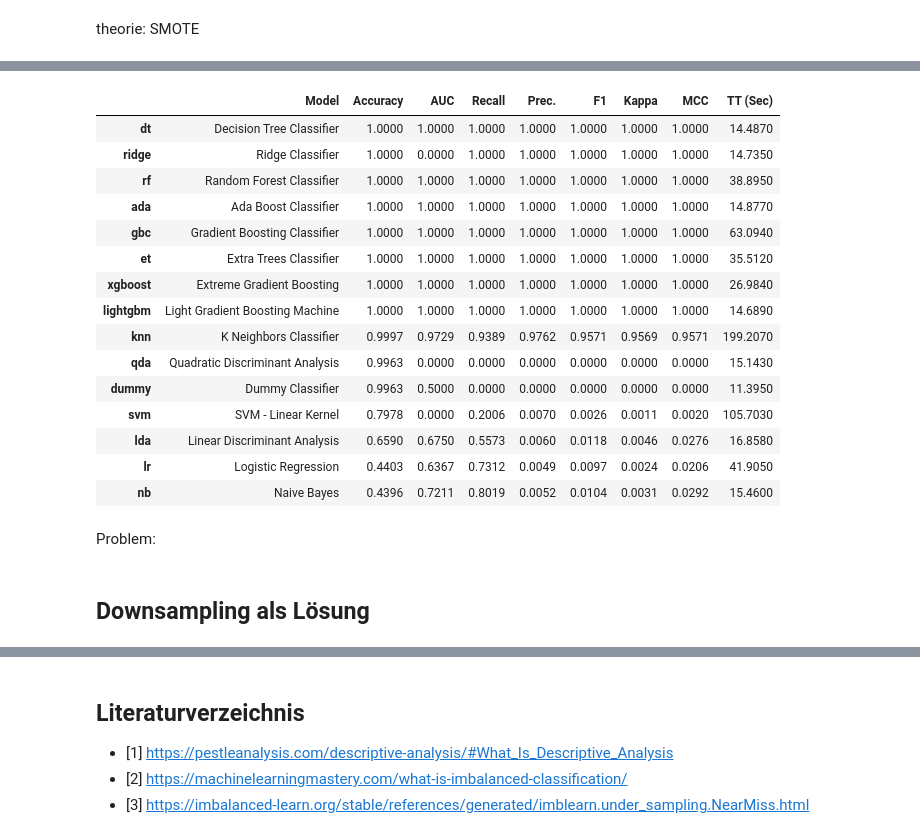
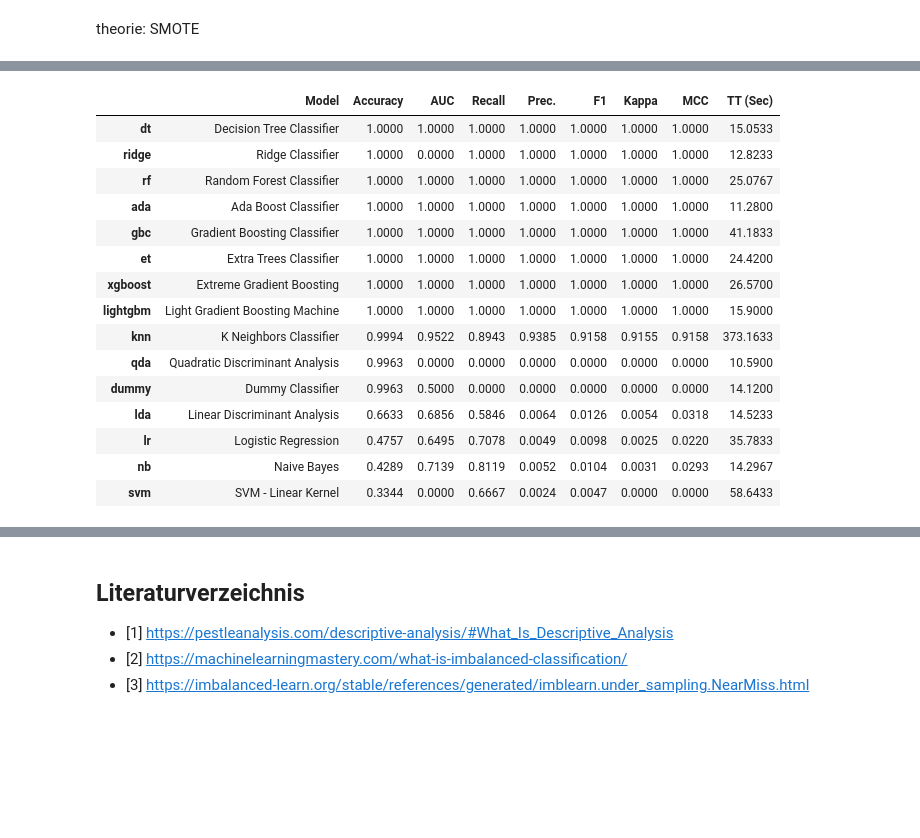
Before and after one commit to yassdenn/cca, a Jupyter notebook: MAIN.ipynb, the cells around one changed output, grey strips where cells are left out. Cells and saved outputs as stored; diff of their text form; code cells hidden in the pictures; blank space fills up the shorter version.

```diff
--- a/MAIN.ipynb
+++ b/MAIN.ipynb
@@ -314,24 +369,20 @@ theorie: SMOTE
 # %%
-best_model = compare_models()
+best_model_with_oversampling = compare_models()
 # %% [output]
 [interactive output not drawn]
 |  | Model | Accuracy | AUC | Recall | Prec. | F1 | Kappa | MCC | TT (Sec) |
-| dt | Decision Tree Classifier | 1.0000 | 1.0000 | 1.0000 | 1.0000 | 1.0000 | 1.0000 | 1.0000 | 14.4870 |
-| ridge | Ridge Classifier | 1.0000 | 0.0000 | 1.0000 | 1.0000 | 1.0000 | 1.0000 | 1.0000 | 14.7350 |
-| rf | Random Forest Classifier | 1.0000 | 1.0000 | 1.0000 | 1.0000 | 1.0000 | 1.0000 | 1.0000 | 38.8950 |
-| ada | Ada Boost Classifier | 1.0000 | 1.0000 | 1.0000 | 1.0000 | 1.0000 | 1.0000 | 1.0000 | 14.8770 |
-| gbc | Gradient Boosting Classifier | 1.0000 | 1.0000 | 1.0000 | 1.0000 | 1.0000 | 1.0000 | 1.0000 | 63.0940 |
-| et | Extra Trees Classifier | 1.0000 | 1.0000 | 1.0000 | 1.0000 | 1.0000 | 1.0000 | 1.0000 | 35.5120 |
-| xgboost | Extreme Gradient Boosting | 1.0000 | 1.0000 | 1.0000 | 1.0000 | 1.0000 | 1.0000 | 1.0000 | 26.9840 |
-| lightgbm | Light Gradient Boosting Machine | 1.0000 | 1.0000 | 1.0000 | 1.0000 | 1.0000 | 1.0000 | 1.0000 | 14.6890 |
-| knn | K Neighbors Classifier | 0.9997 | 0.9729 | 0.9389 | 0.9762 | 0.9571 | 0.9569 | 0.9571 | 199.2070 |
-| qda | Quadratic Discriminant Analysis | 0.9963 | 0.0000 | 0.0000 | 0.0000 | 0.0000 | 0.0000 | 0.0000 | 15.1430 |
-| dummy | Dummy Classifier | 0.9963 | 0.5000 | 0.0000 | 0.0000 | 0.0000 | 0.0000 | 0.0000 | 11.3950 |
-| svm | SVM - Linear Kernel | 0.7978 | 0.0000 | 0.2006 | 0.0070 | 0.0026 | 0.0011 | 0.0020 | 105.7030 |
-| lda | Linear Discriminant Analysis | 0.6590 | 0.6750 | 0.5573 | 0.0060 | 0.0118 | 0.0046 | 0.0276 | 16.8580 |
-| lr | Logistic Regression | 0.4403 | 0.6367 | 0.7312 | 0.0049 | 0.0097 | 0.0024 | 0.0206 | 41.9050 |
-| nb | Naive Bayes | 0.4396 | 0.7211 | 0.8019 | 0.0052 | 0.0104 | 0.0031 | 0.0292 | 15.4600 |
+| dt | Decision Tree Classifier | 1.0000 | 1.0000 | 1.0000 | 1.0000 | 1.0000 | 1.0000 | 1.0000 | 15.0533 |
+| ridge | Ridge Classifier | 1.0000 | 0.0000 | 1.0000 | 1.0000 | 1.0000 | 1.0000 | 1.0000 | 12.8233 |
+| rf | Random Forest Classifier | 1.0000 | 1.0000 | 1.0000 | 1.0000 | 1.0000 | 1.0000 | 1.0000 | 25.0767 |
+| ada | Ada Boost Classifier | 1.0000 | 1.0000 | 1.0000 | 1.0000 | 1.0000 | 1.0000 | 1.0000 | 11.2800 |
+| gbc | Gradient Boosting Classifier | 1.0000 | 1.0000 | 1.0000 | 1.0000 | 1.0000 | 1.0000 | 1.0000 | 41.1833 |
+| et | Extra Trees Classifier | 1.0000 | 1.0000 | 1.0000 | 1.0000 | 1.0000 | 1.0000 | 1.0000 | 24.4200 |
+| xgboost | Extreme Gradient Boosting | 1.0000 | 1.0000 | 1.0000 | 1.0000 | 1.0000 | 1.0000 | 1.0000 | 26.5700 |
+| lightgbm | Light Gradient Boosting Machine | 1.0000 | 1.0000 | 1.0000 | 1.0000 | 1.0000 | 1.0000 | 1.0000 | 15.9000 |
+| knn | K Neighbors Classifier | 0.9994 | 0.9522 | 0.8943 | 0.9385 | 0.9158 | 0.9155 | 0.9158 | 373.1633 |
+| qda | Quadratic Discriminant Analysis | 0.9963 | 0.0000 | 0.0000 | 0.0000 | 0.0000 | 0.0000 | 0.0000 | 10.5900 |
+| dummy | Dummy Classifier | 0.9963 | 0.5000 | 0.0000 | 0.0000 | 0.0000 | 0.0000 | 0.0000 | 14.1200 |
+| lda | Linear Discriminant Analysis | 0.6633 | 0.6856 | 0.5846 | 0.0064 | 0.0126 | 0.0054 | 0.0318 | 14.5233 |
+| lr | Logistic Regression | 0.4757 | 0.6495 | 0.7078 | 0.0049 | 0.0098 | 0.0025 | 0.0220 | 35.7833 |
+| nb | Naive Bayes | 0.4289 | 0.7139 | 0.8119 | 0.0052 | 0.0104 | 0.0031 | 0.0293 | 14.2967 |
+| svm | SVM - Linear Kernel | 0.3344 | 0.0000 | 0.6667 | 0.0024 | 0.0047 | 0.0000 | 0.0000 | 58.6433 |
-# %% [markdown]
-Problem:
-# %% [markdown]
-## Downsampling als Lösung
```
Also changed, not shown: parts of 25 cells of this notebook, 1 other file.
